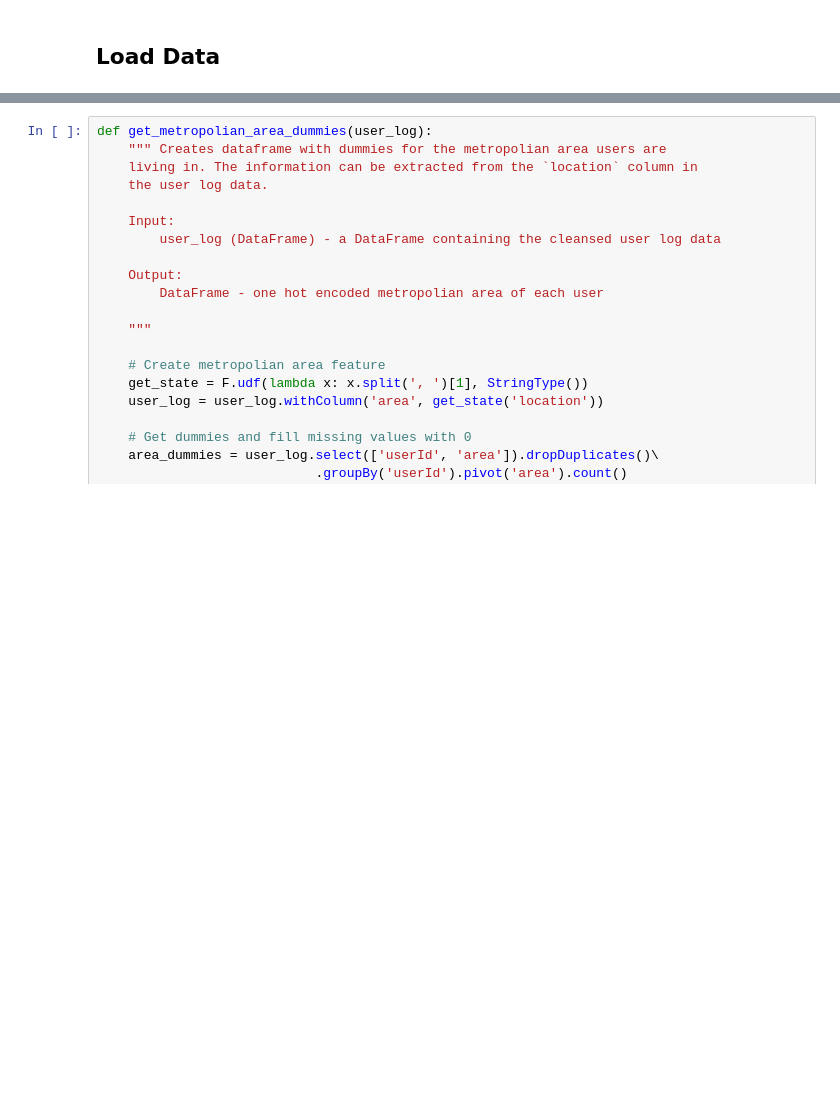
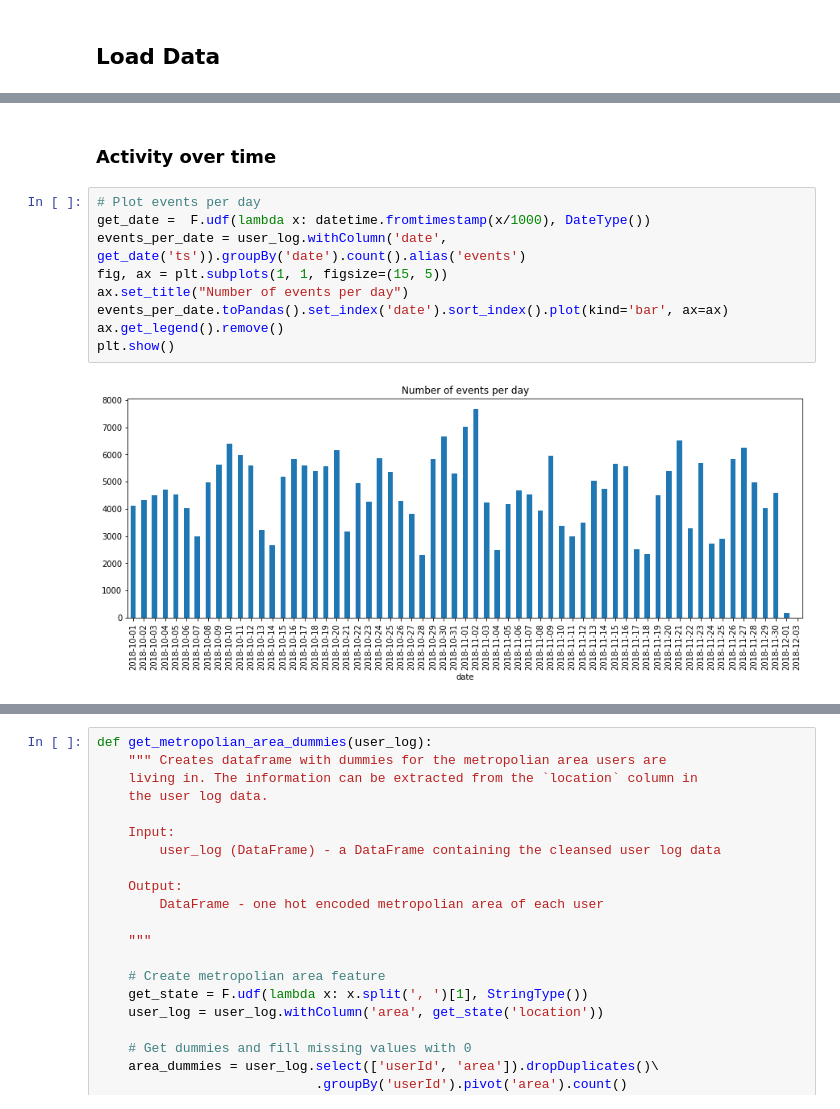
Before and after one commit to mwinterde/sparkify-capstone, a Jupyter notebook: Sparkify.ipynb, the cells around one changed output, grey strips where cells are left out. Cells and saved outputs as stored; diff of their text form; blank space fills up the shorter version.

```diff
--- a/Sparkify.ipynb
+++ b/Sparkify.ipynb
@@ -479,0 +160,13 @@ event_counts.toPandas().head(5)
+# %% [markdown]
+### Activity over time
+# %%
+# Plot events per day
+get_date =  F.udf(lambda x: datetime.fromtimestamp(x/1000), DateType())
+events_per_date = user_log.withColumn('date', get_date('ts')).groupBy('date').count().alias('events')
+fig, ax = plt.subplots(1, 1, figsize=(15, 5))
+ax.set_title("Number of events per day")
+events_per_date.toPandas().set_index('date').sort_index().plot(kind='bar', ax=ax)
+ax.get_legend().remove()
+plt.show()
+# %% [output]
+[figure, added]
```
Also changed, not shown: parts of 173 cells of this notebook.
